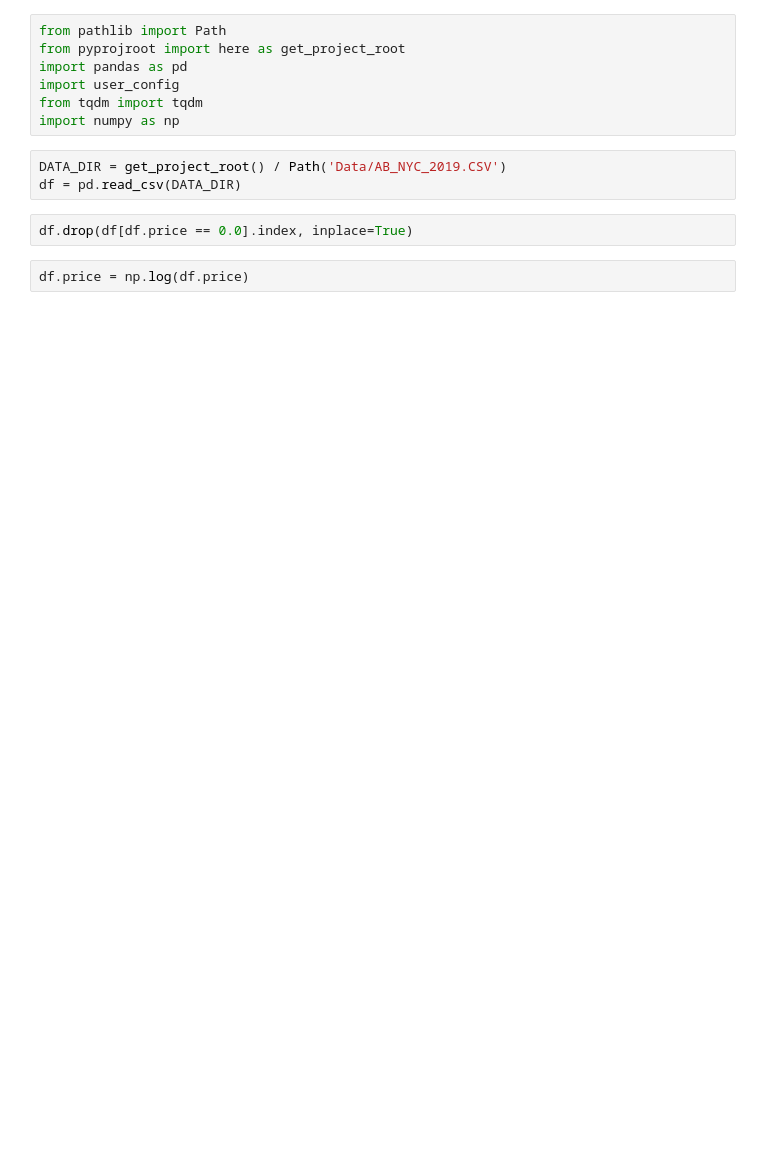
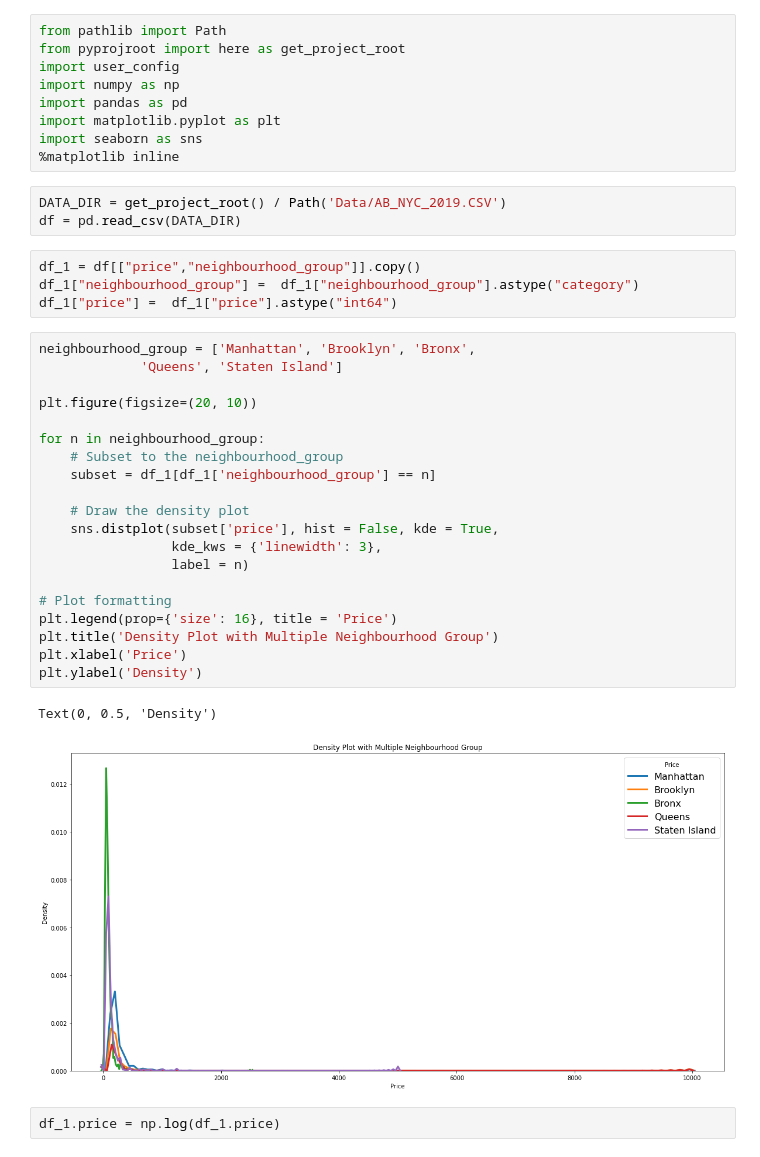
Before and after one commit to SahandSomi/airbnb_price_prediction, a Jupyter notebook: EDA.ipynb, the cells around one changed output. Saved outputs shown, nothing was run; the diff lists cells and outputs as text; blank space fills up the shorter version.

```diff
--- a/EDA.ipynb
+++ b/EDA.ipynb
@@ -1,14 +1,41 @@
 # %%
 from pathlib import Path
 from pyprojroot import here as get_project_root
+import user_config
+import numpy as np
 import pandas as pd
-import user_config
-from tqdm import tqdm
-import numpy as np
+import matplotlib.pyplot as plt
+import seaborn as sns
+%matplotlib inline
 # %%
 DATA_DIR = get_project_root() / Path('Data/AB_NYC_2019.CSV')
 df = pd.read_csv(DATA_DIR)
-# %%
-df.drop(df[df.price == 0.0].index, inplace=True)
+# %%
+df_1 = df[["price","neighbourhood_group"]].copy()
+df_1["neighbourhood_group"] =  df_1["neighbourhood_group"].astype("category")
+df_1["price"] =  df_1["price"].astype("int64")
+# %%
+neighbourhood_group = ['Manhattan', 'Brooklyn', 'Bronx',
+             'Queens', 'Staten Island']
+
+plt.figure(figsize=(20, 10))
+
+for n in neighbourhood_group:
+    # Subset to the neighbourhood_group
+    subset = df_1[df_1['neighbourhood_group'] == n]
+
+    # Draw the density plot
+    sns.distplot(subset['price'], hist = False, kde = True,
+                 kde_kws = {'linewidth': 3},
+                 label = n)
+
+# Plot formatting
+plt.legend(prop={'size': 16}, title = 'Price')
+plt.title('Density Plot with Multiple Neighbourhood Group')
+plt.xlabel('Price')
+plt.ylabel('Density')
+# %% [output]
+Text(0, 0.5, 'Density')
+[figure, added]
 # %%
-df.price = np.log(df.price)
+df_1.price = np.log(df_1.price)
```
Also changed, not shown: parts of 3 cells of this notebook, 4 other files.
